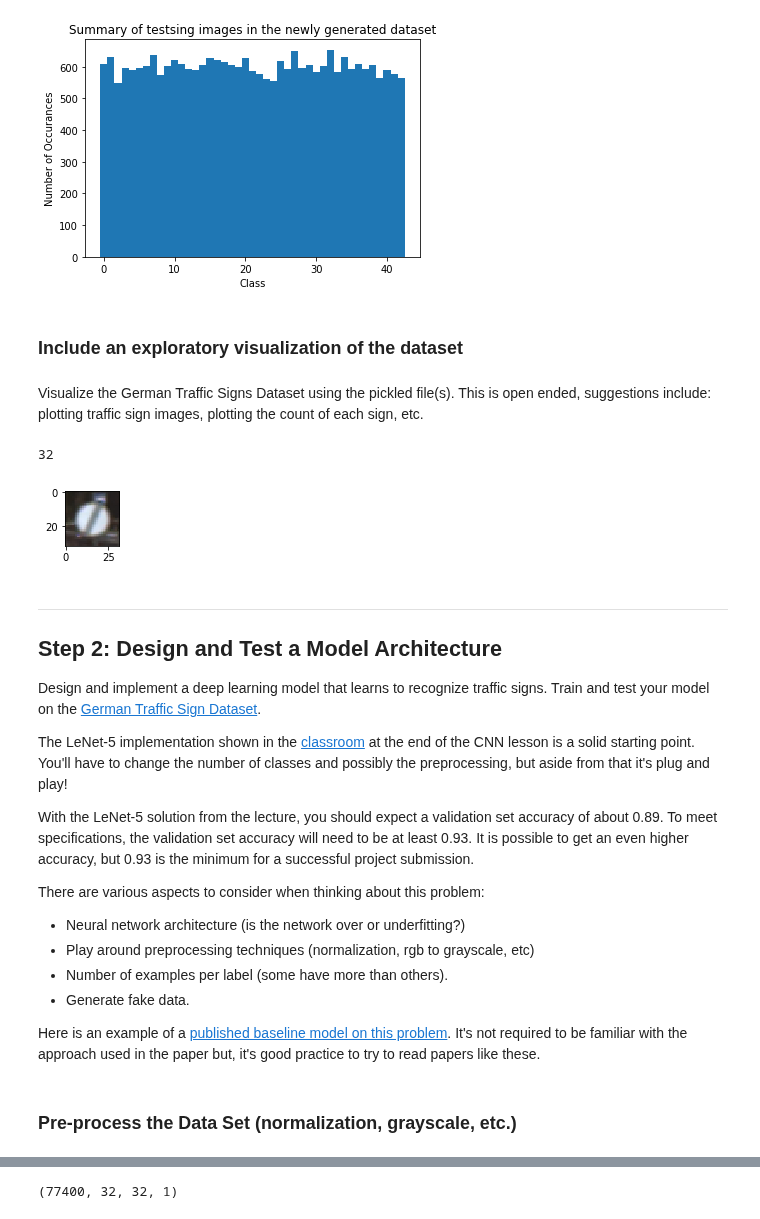
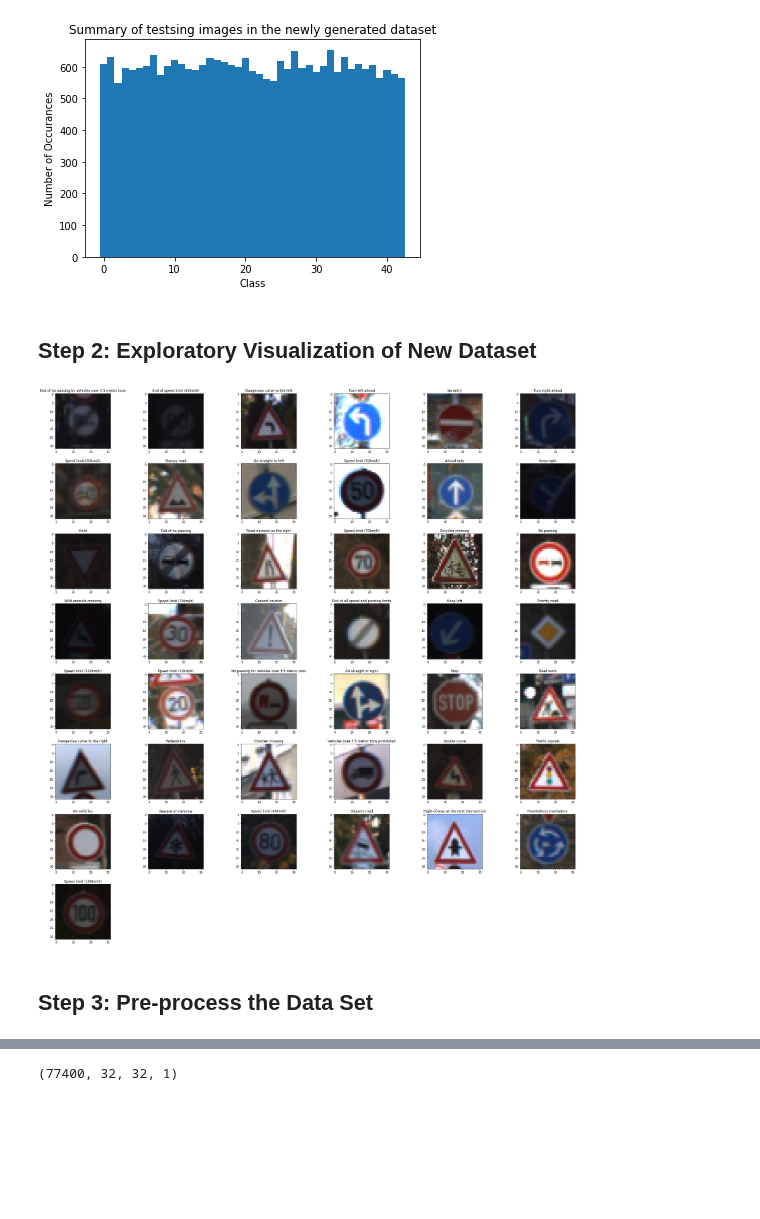
Before and after one commit to amarkaswan/CarND-Traffic-Sign-Classifier-Project, a Jupyter notebook: Traffic_Sign_Classifier.ipynb, the cells around one changed output, grey strips where cells are left out. Saved outputs shown, nothing was run; the diff lists cells and outputs as text; code cells hidden in the pictures; blank space fills up the shorter version.

```diff
--- a/Traffic_Sign_Classifier.ipynb
+++ b/Traffic_Sign_Classifier.ipynb
@@ -247,41 +244,32 @@ Number of classes in the newly generated dataset = 43
 [figure]
 [figure]
 [figure]
-# %% [markdown]
-### Include an exploratory visualization of the dataset
-# %% [markdown]
-Visualize the German Traffic Signs Dataset using the pickled file(s). This is open ended, suggestions include: plotting traffic sign images, plotting the count of each sign, etc.
-# %%
-# select a random image from training data
-index = random.randint(0, len(X_train))
-image = X_train[index].squeeze()
-
-# se matplotlib to visualize the image and print its label and see if the image and the label matches
-print(y_train[index])
-plt.figure(figsize=(1,1))
-plt.imshow(image)
-plt.show()
-# %% [output]
-32
-[figure, removed]
-# %% [markdown]
-----
-
-## Step 2: Design and Test a Model Architecture
-
-Design and implement a deep learning model that learns to recognize traffic signs. Train and test your model on the [German Traffic Sign Dataset](http://benchmark.ini.rub.de/?section=gtsrb&subsection=dataset).
-
-The LeNet-5 implementation shown in the [classroom](https://classroom.udacity.com/nanodegrees/nd013/parts/fbf77062-5703-404e-b60c-95b78b2f3f9e/modules/6df7ae49-c61c-4bb2-a23e-6527e69209ec/lessons/601ae704-1035-4287-8b11-e2c2716217ad/concepts/d4aca031-508f-4e0b-b493-e7b706120f81) at the end of the CNN lesson is a solid starting point. You'll have to change the number of classes and possibly the preprocessing, but aside from that it's plug and play!
-
-With the LeNet-5 solution from the lecture, you should expect a validation set accuracy of about 0.89. To meet specifications, the validation set accuracy will need to be at least 0.93. It is possible to get an even higher accuracy, but 0.93 is the minimum for a successful project submission.
-
-There are various aspects to consider when thinking about this problem:
-
-- Neural network architecture (is the network over or underfitting?)
-- Play around preprocessing techniques (normalization, rgb to grayscale, etc)
-- Number of examples per label (some have more than others).
-- Generate fake data.
-
-Here is an example of a [published baseline model on this problem](http://yann.lecun.com/exdb/publis/pdf/sermanet-ijcnn-11.pdf). It's not required to be familiar with the approach used in the paper but, it's good practice to try to read papers like these.
+# %% [markdown]
+## Step 2: Exploratory Visualization of New Dataset
+# %%
+# Exploratory Visualization of Images of New Dataset
+# Open the CSV File having Sign Names and Read in a List
+name_list = []
+with open('signnames.csv', mode ='r')as file:
+    # Read the Sign Names
+    content = csv.reader(file)
+    for sign_names in content:
+        name_list.append(sign_names)
+
+input = 'exploratory_images/*.jpg'
+name = glob.glob(input)
+fig = plt.figure(figsize=(28, 28))
+for i in range(43):
+    fig.add_subplot(8, 6, i+1)
+    image = mpimg.imread(name[i])
+    plt.imshow(image)
+    label = name[i].split('_')[2]
+    label = int(label.split('.')[0])
+    sign_name = name_list[label+1][1]
+    plt.title(sign_name)
+
+fig.tight_layout(pad=2.0)
+# %% [output]
+[figure, added]
 # %% [markdown]
-### Pre-process the Data Set (normalization, grayscale, etc.)
+## Step 3: Pre-process the Data Set
```
Also changed, not shown: parts of 38 cells of this notebook, 58 other files.
